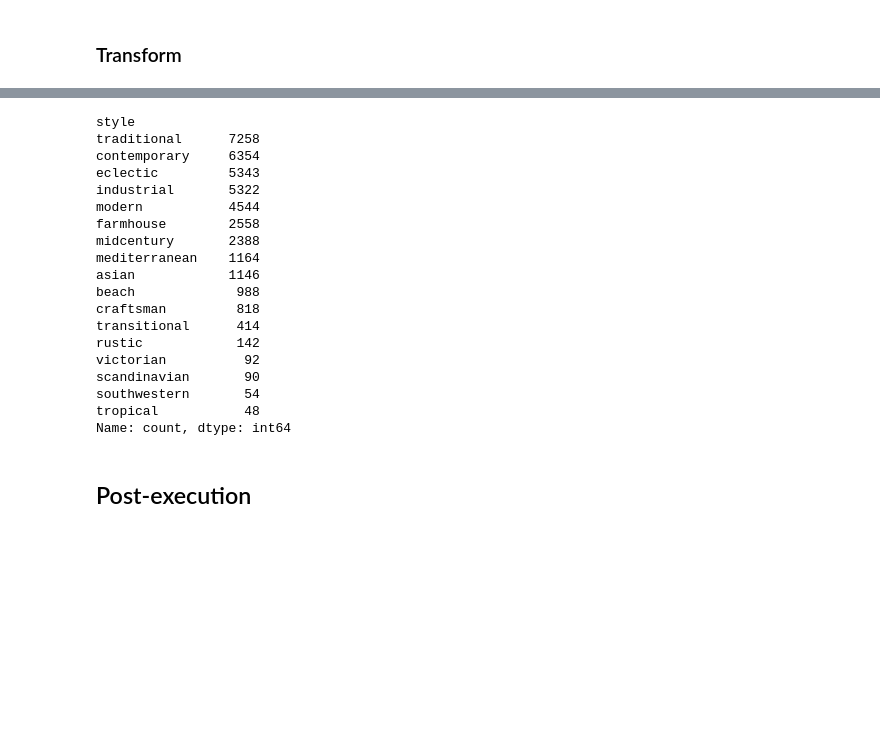
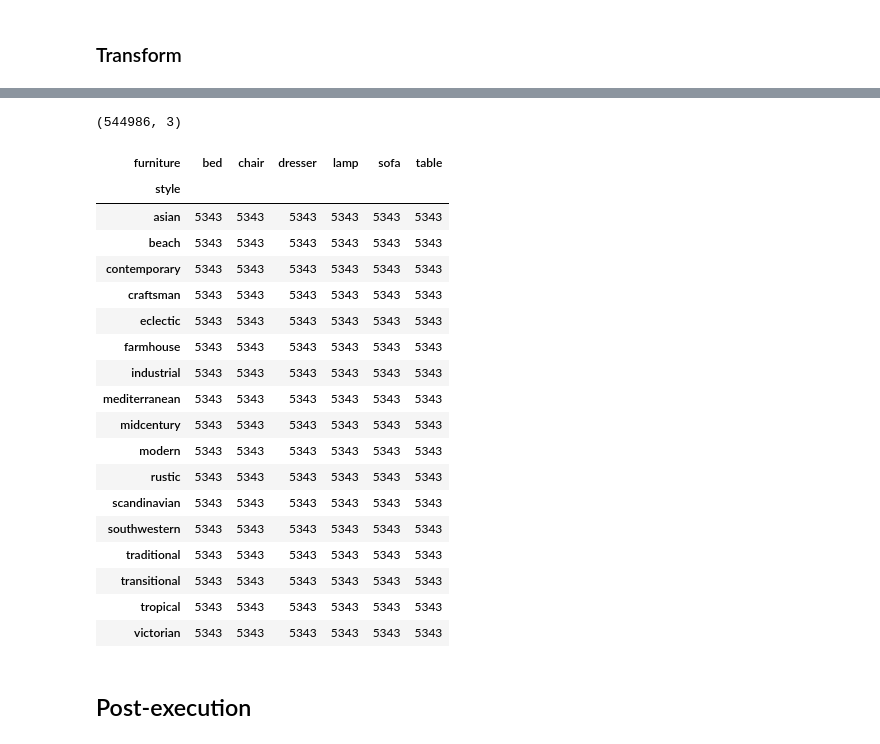
Before and after one commit to soapycattt/COSC2753-MachineLearning, a Jupyter notebook: project-2/EDA & Pre-processing.ipynb, the cells around one changed output, grey strips where cells are left out. Saved outputs shown, nothing was run; the diff lists cells and outputs as text; code cells hidden in the pictures; blank space fills up the shorter version.

Commit message:
feat: add recommendation prediction and new augment dataset

```diff
--- a/project-2/EDA & Pre-processing.ipynb
+++ b/project-2/EDA & Pre-processing.ipynb
@@ -222,10 +263,11 @@ def transform(df: pd.DataFrame) -> pd.DataFrame:
         # Resize  first
         df_resized =  resize_image(df_category)
 
-        df_transform = df_resized if df_transform is None else pd.concat([df_transform, df_resized], ignore_index=True)
+        # Random pick an image in transformed image, then perform aumgnetation
+        df_augmented = advanced_transform(df_resized)
 
-        # Random pick an image in transformed image, then perform aumgnetation
-        df_transform = advanced_transform(df_transform)
+        # concat augmented and resized
+        df_transform = df_augmented if df_transform is None else pd.concat([df_transform, df_augmented], ignore_index=True)
 
 
     return df_transform
@@ -245,10 +287,12 @@ def resize_image(df_category: pd.DataFrame) -> int:
     Return:
     - pd.Dataframe: New dataframe with initial images and resized images
     """
-    # df_resized = df_category.copy(deep=True)
+    current_amount = len(df_category)
+    remainer_amount = max_amount - current_amount
+    print(current_amount, remainer_amount)
     resized_data = []
 
-    for _, record in df_category.iterrows():
+    for _, record in df_category[:remainer_amount].iterrows():
         # Read Image
         img_arr = cv2.imread(record['path'])
 
@@ -276,14 +320,14 @@ def resize_image(df_category: pd.DataFrame) -> int:
     df_resized = pd.DataFrame(resized_data, columns=df_category.columns)
     return pd.concat([df_category, df_resized], ignore_index=True)
 
-def advanced_transform(df_transform):
-    current_amount = len(df_transform)
+def advanced_transform(df_resized):
+    current_amount = len(df_resized)
     augmented_data = []
 
     while current_amount < max_amount:
         # Pick random img file
-        random_df_index = random.choice(df_transform.index.to_list())
-        random_df_record = df_transform.iloc[random_df_index]
+        random_df_index = random.choice(df_resized.index.to_list())
+        random_df_record = df_resized.iloc[random_df_index]
 
         random_img_file_path = random_df_record['path']
 
@@ -309,12 +353,8 @@ def advanced_transform(df_transform):
 
         current_amount += 1
 
-
-    df_augmented = pd.DataFrame(augmented_data, columns=df_transform.columns)
-    return pd.concat([df_transform, df_augmented], ignore_index=True)
+    print(current_amount, max_amount)
 
 
-
-
-
-df_transformed = transform(df)
+    df_augmented = pd.DataFrame(augmented_data, columns=df_resized.columns)
+    return pd.concat([df_resized, df_augmented], ignore_index=True)
@@ -339,0 +361,5 @@ table contemporary
+# %%
+# Transform df
+df_transformed = df.copy()
+df_transformed['path'] = df_transformed['path'].str.replace('Furniture_Data','Transformed_Furniture_Data')
+df_transformed = transform(df_transformed)
@@ -350,26 +411,30 @@ sofa        8160
 Name: count, dtype: int64
+# %%
+df_transformed.shape
+# %% [output]
+(544986, 3)
 # %%
-df_transformed.query("furniture == 'table'")['style'].value_counts()
+df_transformed[category].value_counts().reset_index().pivot(index='style', columns='furniture', values='count')
 # %% [output]
-style
-traditional      7258
-contemporary     6354
-eclectic         5343
-industrial       5322
-modern           4544
-farmhouse        2558
-midcentury       2388
-mediterranean    1164
-asian            1146
-beach             988
-craftsman         818
-transitional      414
-rustic            142
-victorian          92
-scandinavian       90
-southwestern       54
-tropical           48
-Name: count, dtype: int64
+| furniture | bed | chair | dresser | lamp | sofa | table |
+| style |  |  |  |  |  |  |
+| asian | 5343 | 5343 | 5343 | 5343 | 5343 | 5343 |
+| beach | 5343 | 5343 | 5343 | 5343 | 5343 | 5343 |
+| contemporary | 5343 | 5343 | 5343 | 5343 | 5343 | 5343 |
+| craftsman | 5343 | 5343 | 5343 | 5343 | 5343 | 5343 |
+| eclectic | 5343 | 5343 | 5343 | 5343 | 5343 | 5343 |
+| farmhouse | 5343 | 5343 | 5343 | 5343 | 5343 | 5343 |
+| industrial | 5343 | 5343 | 5343 | 5343 | 5343 | 5343 |
+| mediterranean | 5343 | 5343 | 5343 | 5343 | 5343 | 5343 |
+| midcentury | 5343 | 5343 | 5343 | 5343 | 5343 | 5343 |
+| modern | 5343 | 5343 | 5343 | 5343 | 5343 | 5343 |
+| rustic | 5343 | 5343 | 5343 | 5343 | 5343 | 5343 |
+| scandinavian | 5343 | 5343 | 5343 | 5343 | 5343 | 5343 |
+| southwestern | 5343 | 5343 | 5343 | 5343 | 5343 | 5343 |
+| traditional | 5343 | 5343 | 5343 | 5343 | 5343 | 5343 |
+| transitional | 5343 | 5343 | 5343 | 5343 | 5343 | 5343 |
+| tropical | 5343 | 5343 | 5343 | 5343 | 5343 | 5343 |
+| victorian | 5343 | 5343 | 5343 | 5343 | 5343 | 5343 |
 # %% [markdown]
 ## Post-execution
 # %% [markdown]
```
Also changed, not shown: parts of 7 cells of this notebook, 3 other files.
